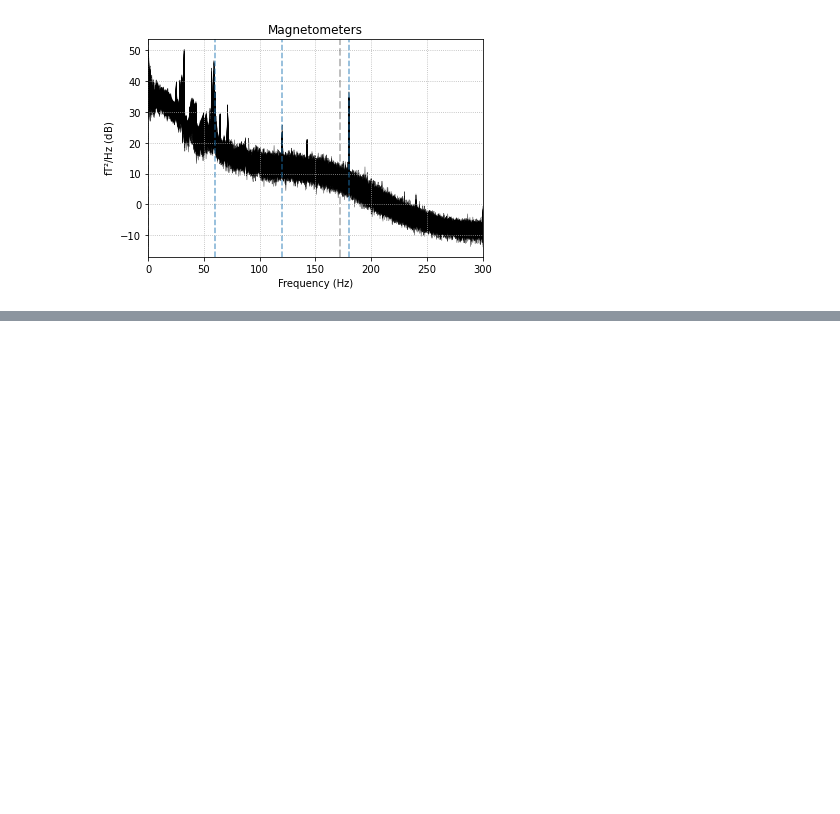
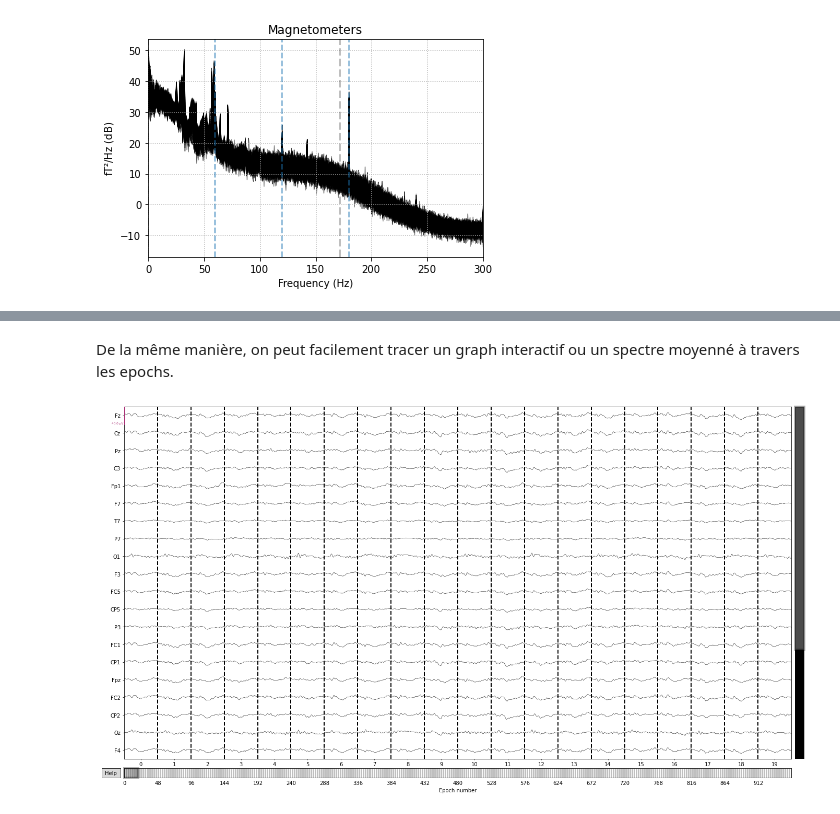
Before and after one commit to hyruuk/PSY2008A2021, a Jupyter notebook: AP1 - Manipulation de données électrophysiologiques dans MNE-Python.ipynb, the cells around one changed output, grey strips where cells are left out. Cells and saved outputs as stored; diff of their text form; code cells hidden in the pictures; blank space fills up the shorter version.

```diff
--- a/AP1 - Manipulation de données électrophysiologiques dans MNE-Python.ipynb
+++ b/AP1 - Manipulation de données électrophysiologiques dans MNE-Python.ipynb
@@ -256,0 +269,4 @@ Effective window size : 3.410 (s)
+# %%
+kiloword_data_file = os.path.join(mne.datasets.kiloword.data_path(),
+                                  'kword_metadata-epo.fif')
+epochs = mne.read_epochs(kiloword_data_file)
@@ -256,0 +297,6 @@ Effective window size : 3.410 (s)
+# %% [markdown]
+De la même manière, on peut facilement tracer un graph interactif ou un spectre moyenné à travers les epochs.
+# %%
+epochs.plot();
+# %% [output]
+[figure, added]
```
Also changed, not shown: parts of 28 cells of this notebook.
